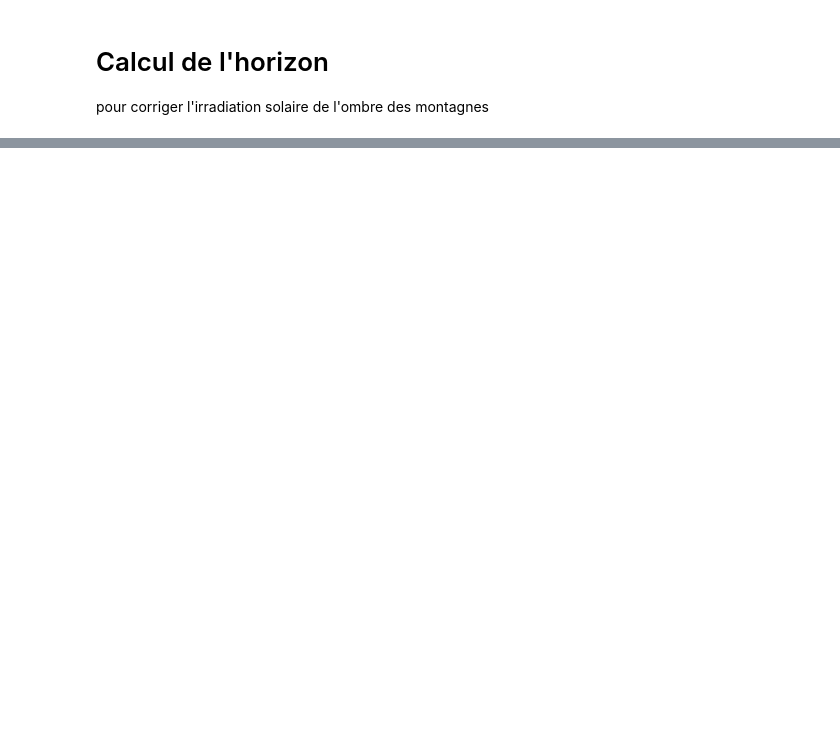
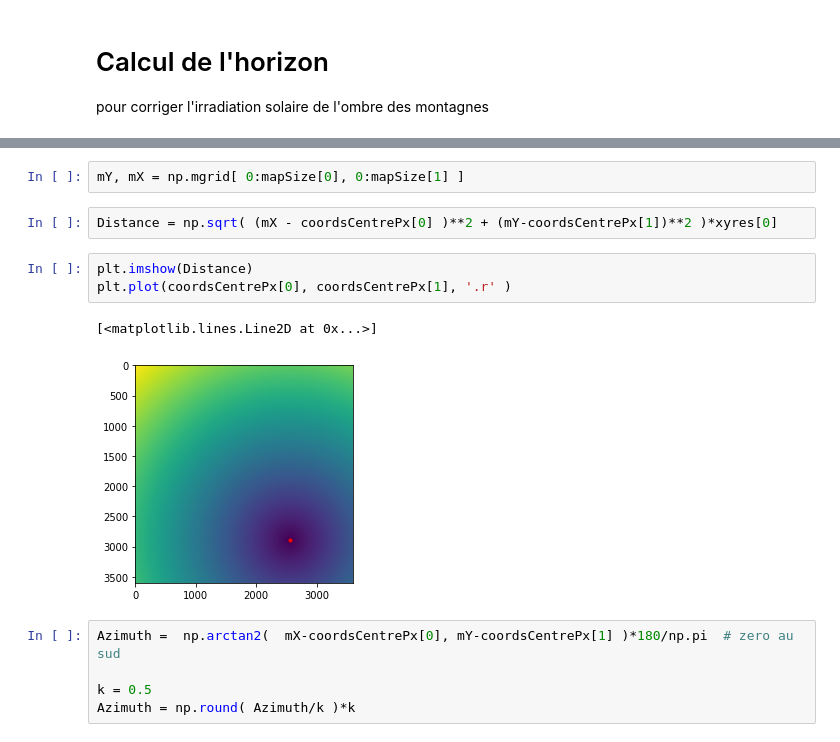
Before and after one commit to xdze2/thermique_appart, a Jupyter notebook: ombres_montagnes.ipynb, the cells around one changed output, grey strips where cells are left out. Drawn from its saved outputs; the diff is of its cells as text; blank space fills up the shorter version.

```diff
--- a/ombres_montagnes.ipynb
+++ b/ombres_montagnes.ipynb
@@ -19,0 +164,15 @@ ImportError: No module named 'gdal'
+# %%
+mY, mX = np.mgrid[ 0:mapSize[0], 0:mapSize[1] ]
+# %%
+Distance = np.sqrt( (mX - coordsCentrePx[0] )**2 + (mY-coordsCentrePx[1])**2 )*xyres[0]
+# %%
+plt.imshow(Distance)
+plt.plot(coordsCentrePx[0], coordsCentrePx[1], '.r' )
+# %% [output]
+[<matplotlib.lines.Line2D at 0x...>]
+[figure, added]
+# %%
+Azimuth =  np.arctan2(  mX-coordsCentrePx[0], mY-coordsCentrePx[1] )*180/np.pi  # zero au sud
+
+k = 0.5
+Azimuth = np.round( Azimuth/k )*k
```
Also changed, not shown: parts of 48 cells of this notebook, 1 other file.
